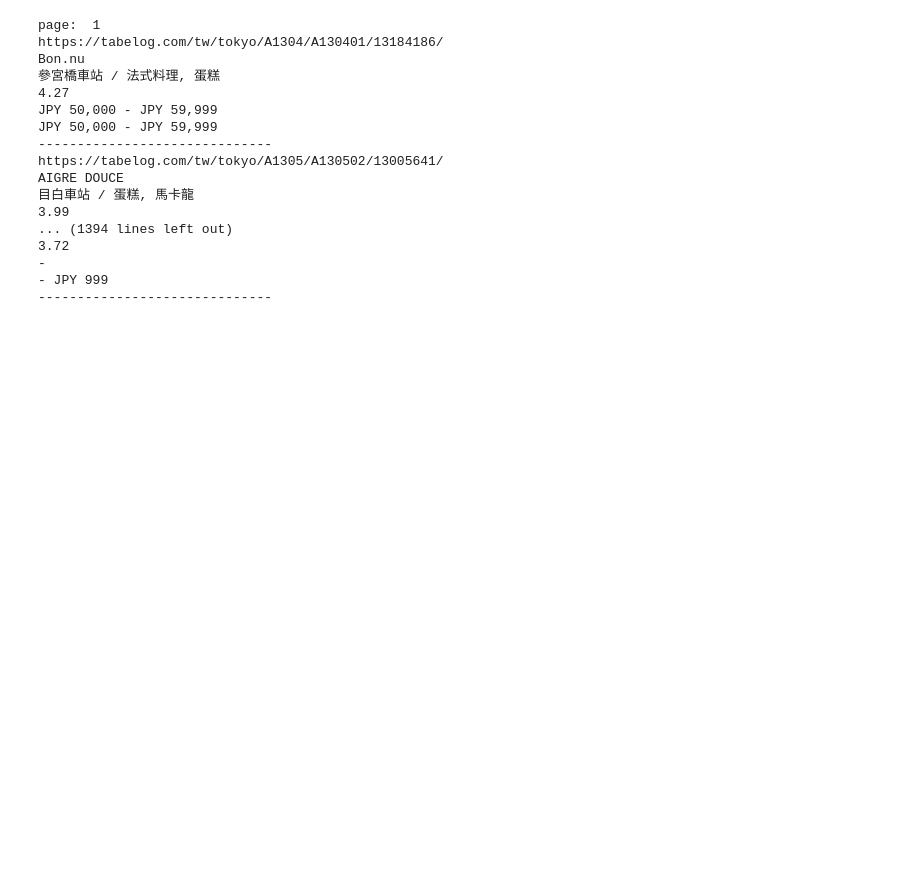
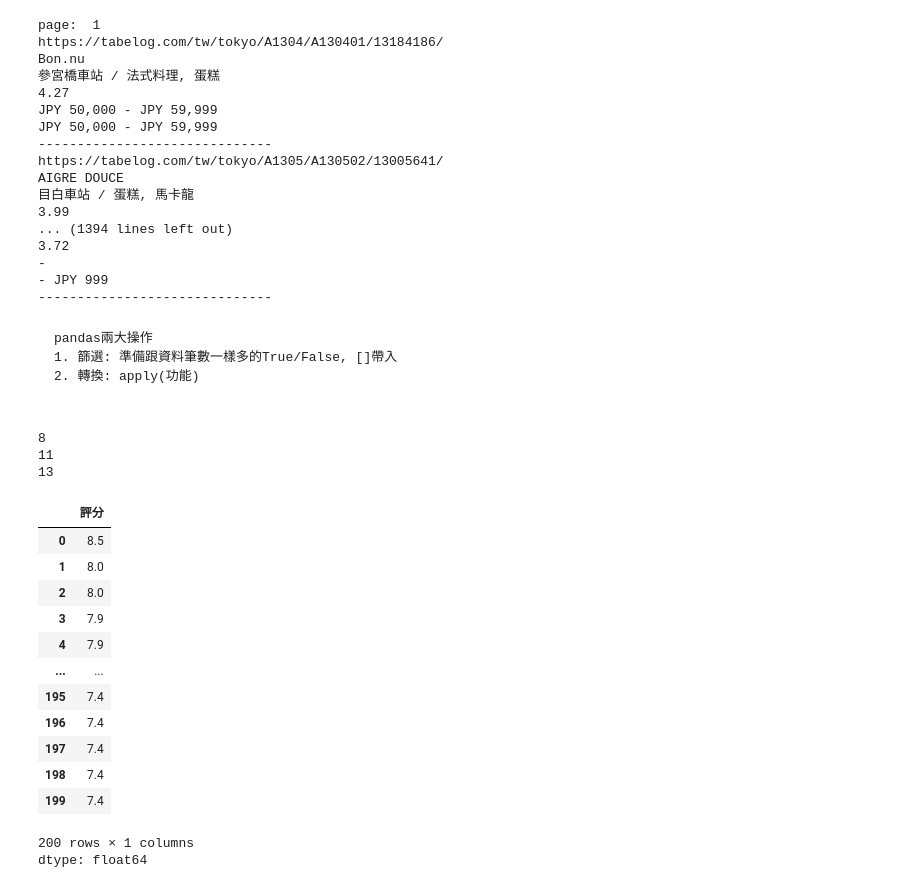
Before and after one commit to Elwing-Chou/tibame_20250729, a Jupyter notebook: tibame_20250828.ipynb, the cells around one changed output. Cells and saved outputs as stored; diff of their text form; code cells hidden in the pictures; blank space fills up the shorter version.

````diff
--- a/tibame_20250828.ipynb
+++ b/tibame_20250828.ipynb
@@ -139,3 +139,54 @@ AIGRE DOUCE
 -
 - JPY 999
 ------------------------------
+# %% [markdown]
+
+
+```
+pandas兩大操作
+1. 篩選: 準備跟資料筆數一樣多的True/False, []帶入
+2. 轉換: apply(功能)
+
+```
+# %%
+# Everything is an object
+# 任何東西都具有"型態", 每個型態都有自己可以做的操作
+# dict: 型態  ["key"]: 操作
+# str: 型態 * 5: 操作
+# !!!!!!!!!!!! 功能也是種型態
+# print: 型態 (3): 操作
+def add(a, b):
+    c = a + b
+    return c
+print(add(5, 3))
+print(add(6, 5))
+# !!! 不加小括號
+# print: 步驟型態 (3): 真的執行一遍
+# print: 沒打開的錦囊 (3): 把錦囊打開操作一遍
+b = add
+print(b(6, 7))
+# %% [output]
+8
+11
+13
+# %%
+import pandas as pd
+df = pd.read_csv("tabelog.csv", encoding="utf-8", index_col=0)
+df
+# %%
+df["評分"] * 2
+# %% [output]
+|  | 評分 |
+| 0 | 8.5 |
+| 1 | 8.0 |
+| 2 | 8.0 |
+| 3 | 7.9 |
+| 4 | 7.9 |
+| ... | ... |
+| 195 | 7.4 |
+| 196 | 7.4 |
+| 197 | 7.4 |
+| 198 | 7.4 |
+| 199 | 7.4 |
+200 rows × 1 columns
+dtype: float64
````
